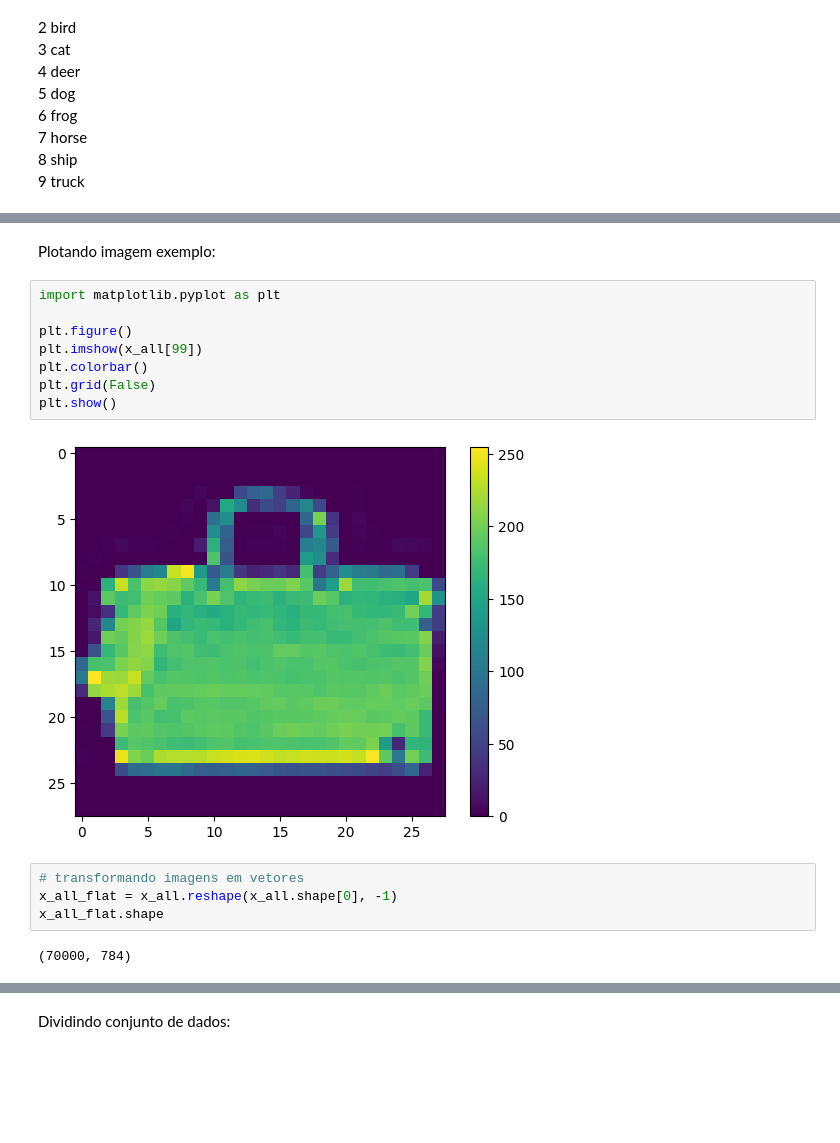
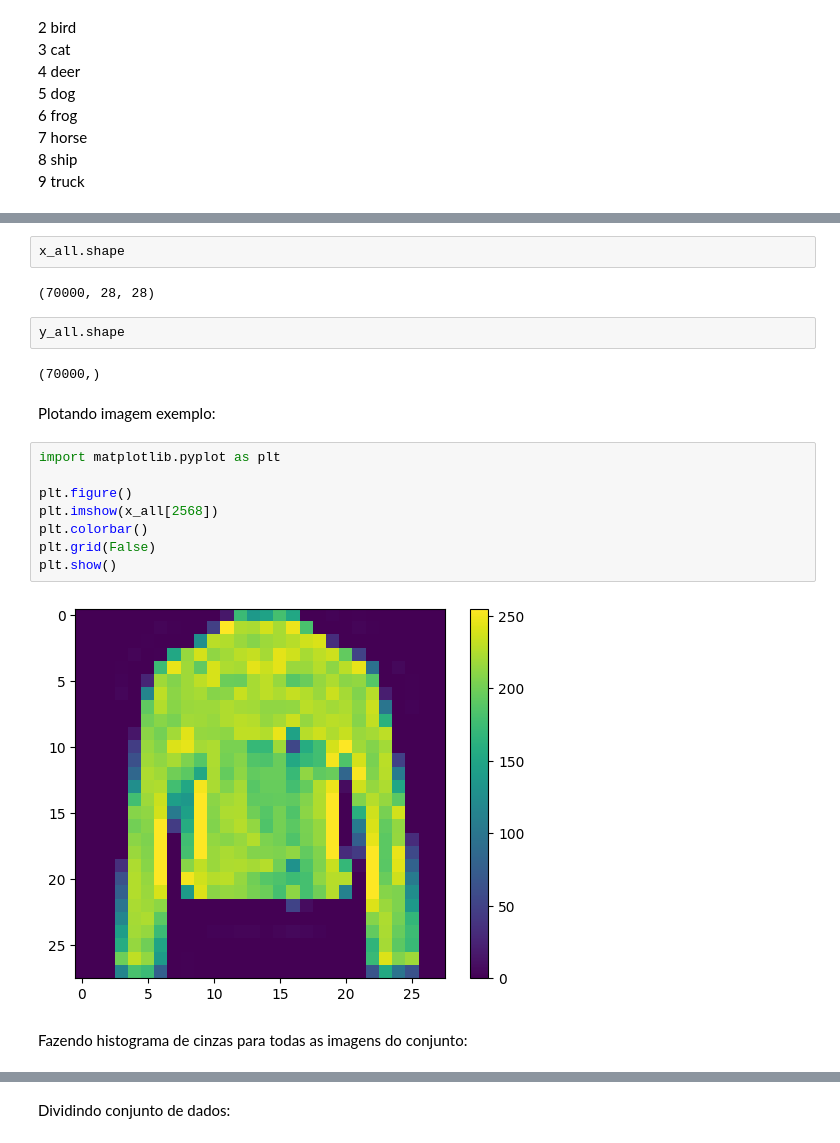
Before and after one commit to lorran-araujo/LNCC, a Jupyter notebook: disciplinas/redes-neurais/codes/lista2/exercicio1.ipynb, the cells around one changed output, grey strips where cells are left out. Cells and saved outputs as stored; diff of their text form; blank space fills up the shorter version.

```diff
--- a/disciplinas/redes-neurais/codes/lista2/exercicio1.ipynb
+++ b/disciplinas/redes-neurais/codes/lista2/exercicio1.ipynb
@@ -50,18 +45,22 @@ To enable the following instructions: AVX2 AVX_VNNI FMA, in other operations, re
+# %%
+x_all.shape
+# %% [output]
+(70000, 28, 28)
+# %%
+y_all.shape
+# %% [output]
+(70000,)
 # %% [markdown]
 Plotando imagem exemplo:
 # %%
 import matplotlib.pyplot as plt
 
 plt.figure()
-plt.imshow(x_all[99])
+plt.imshow(x_all[2568])
 plt.colorbar()
 plt.grid(False)
 plt.show()
 # %% [output]
-[figure, old version]
+[figure, new version]
-# %%
-# transformando imagens em vetores
-x_all_flat = x_all.reshape(x_all.shape[0], -1)
-x_all_flat.shape
-# %% [output]
-(70000, 784)
+# %% [markdown]
+Fazendo histograma de cinzas para todas as imagens do conjunto:
```
Also changed, not shown: parts of 18 cells of this notebook.
